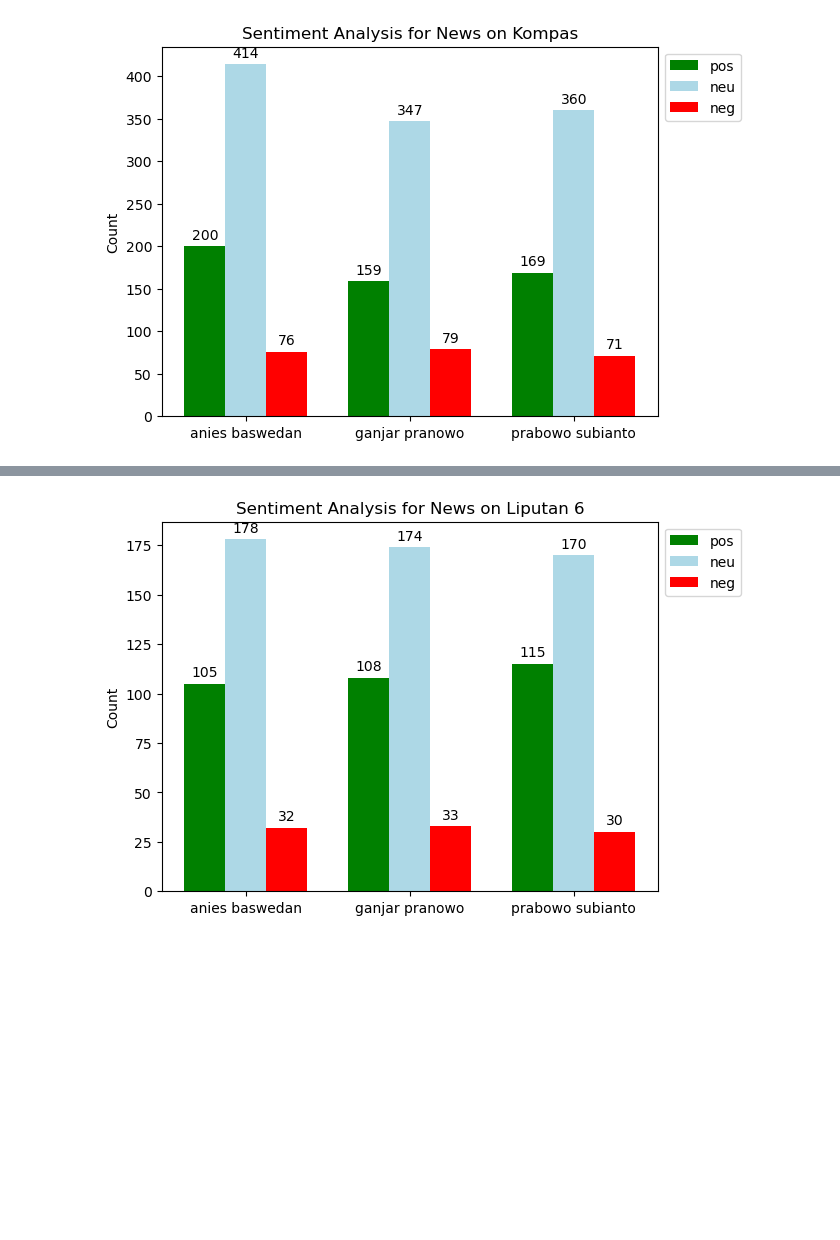
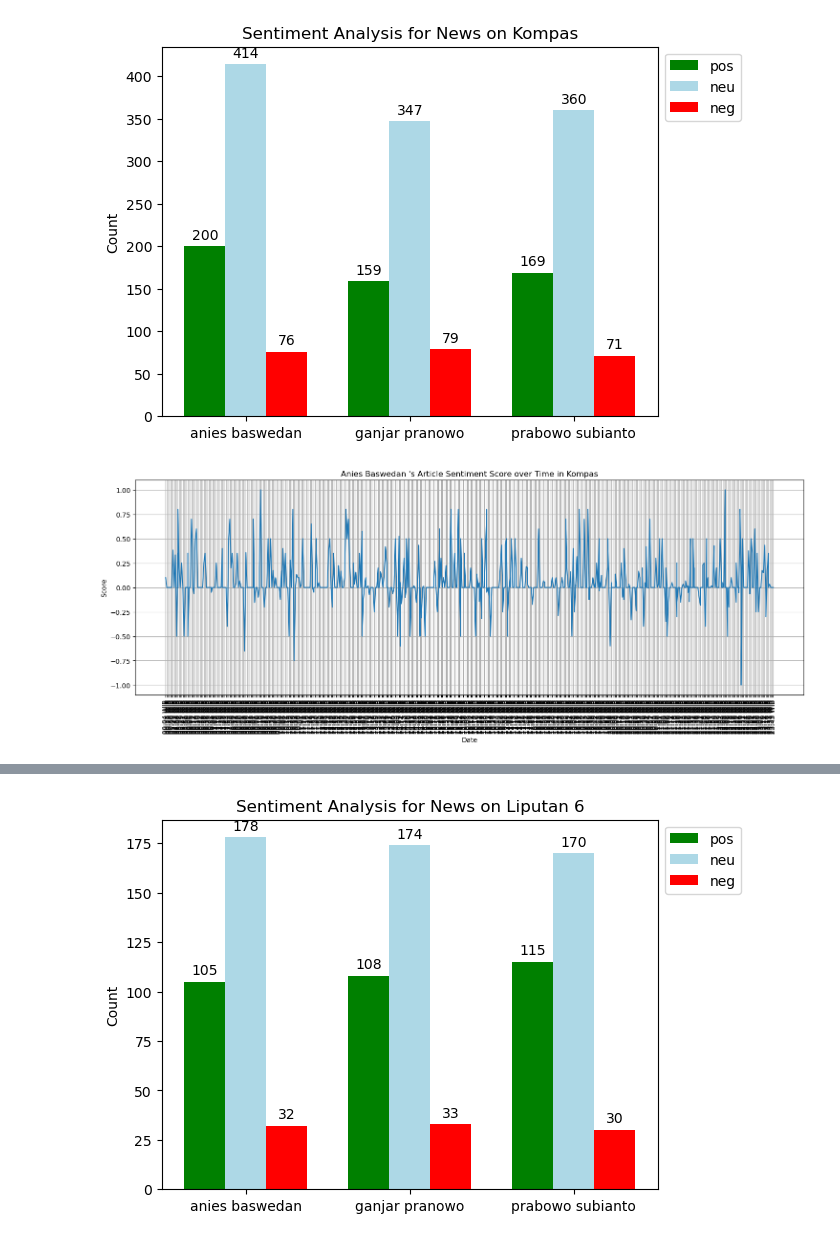
Before and after one commit to harmonicnauts/Pemilu_2024, a Jupyter notebook: pilpres_2024_3sources.ipynb, the cells around one changed output, grey strips where cells are left out. Cells and saved outputs as stored; diff of their text form; code cells hidden in the pictures; blank space fills up the shorter version.

```diff
--- a/pilpres_2024_3sources.ipynb
+++ b/pilpres_2024_3sources.ipynb
@@ -648,3 +648,7 @@ df_all_kompas = pd.concat([df_anies_kompas, df_prabowo_kompas, df_ganjar_kompas]
 data_visualization(df_all_kompas, 'Kompas')
 # %% [output]
 [figure]
+# %%
+plot_linegraph(df_anies_kompas, 'Anies Baswedan', 'Kompas')
+# %% [output]
+[figure, added]
```
Also changed, not shown: parts of 8 cells of this notebook.
